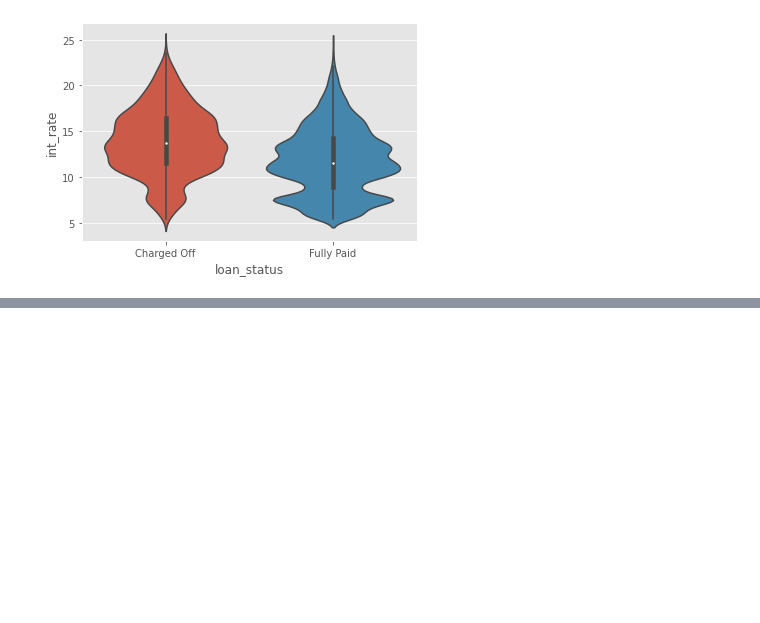
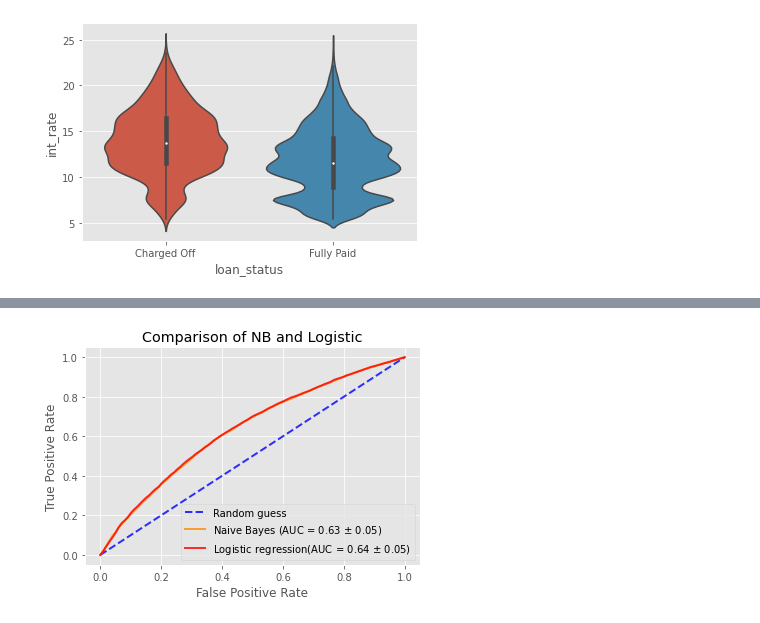
Before and after one commit to ancastillar/How-important-is-the-income-source-of-a-loan-applicant-, a Jupyter notebook: Model_LOAN_NOLINEAR.ipynb, the cells around one changed output, grey strips where cells are left out. Cells and saved outputs as stored; diff of their text form; code cells hidden in the pictures; blank space fills up the shorter version.

```diff
--- a/Model_LOAN_NOLINEAR.ipynb
+++ b/Model_LOAN_NOLINEAR.ipynb
@@ -277,0 +293,13 @@ sns.violinplot(x='loan_status', y='int_rate', data=df);
+# %%
+#function to fit the continous variables a normal distribution
+
+"""
+Learn parameters for continuous covariate
+y is a binary outcome
+X is a pandas series of a continuous covariate
+"""
+def nb_fit_con(y, X):
+    y_code = y.cat.codes
+    X_0 = X[y_code==0]
+    X_1 = X[y_code==1]
+    return [[np.mean(X_0), np.std(X_0)], [np.mean(X_1), np.std(X_1)]]
@@ -277,0 +403,3 @@ sns.violinplot(x='loan_status', y='int_rate', data=df);
+# %%
+# fit NB
+tprs_nb, aucs_nb, mean_fpr_nb = cv_roc_nb(df[['term', 'verification_status', 'annual_inc_log']], df['loan_status'], 5)
@@ -277,0 +450,30 @@ sns.violinplot(x='loan_status', y='int_rate', data=df);
+# %%
+# fit logistic
+tprs_lgs, aucs_lgs, mean_fpr_lgs = cv_roc(df_log[['Intercept', 'term', 'verification_status', 'annual_inc']], df['loan_status'].cat.codes, 5)
+# %%
+#Comparation
+plt.plot([0, 1], [0, 1], linestyle='--', lw=2, color='blue',
+         label='Random guess', alpha=.8)
+
+mean_tpr_nb = np.mean(tprs_nb, axis=0)
+mean_tpr_nb[-1] = 1.0
+mean_tpr_lgs = np.mean(tprs_lgs, axis=0)
+mean_tpr_lgs[-1] = 1.0
+
+mean_auc_nb = auc(mean_fpr_nb, mean_tpr_nb)
+std_auc_nb = np.std(aucs_nb)
+mean_auc_lgs = auc(mean_fpr_lgs, mean_tpr_lgs)
+std_auc_lgs = np.std(aucs_lgs)
+
+plt.plot(mean_fpr_nb, mean_tpr_nb, color='darkorange', lw=2, alpha=.8,
+         label=f"Naive Bayes (AUC = {mean_auc_nb:0.2f} $\pm$ {std_auc_nb:0.2f})")
+plt.plot(mean_fpr_lgs, mean_tpr_lgs, color='red', lw=2, alpha=.8,
+         label=f"Logistic regression(AUC = {mean_auc_lgs:0.2f} $\pm$ {std_auc_lgs:0.2f})")
+
+plt.xlabel('False Positive Rate')
+plt.ylabel('True Positive Rate')
+plt.legend(loc='lower right')
+plt.title('Comparison of NB and Logistic')
+plt.show()
+# %% [output]
+[figure, added]
```
Also changed, not shown: parts of 14 cells of this notebook.
